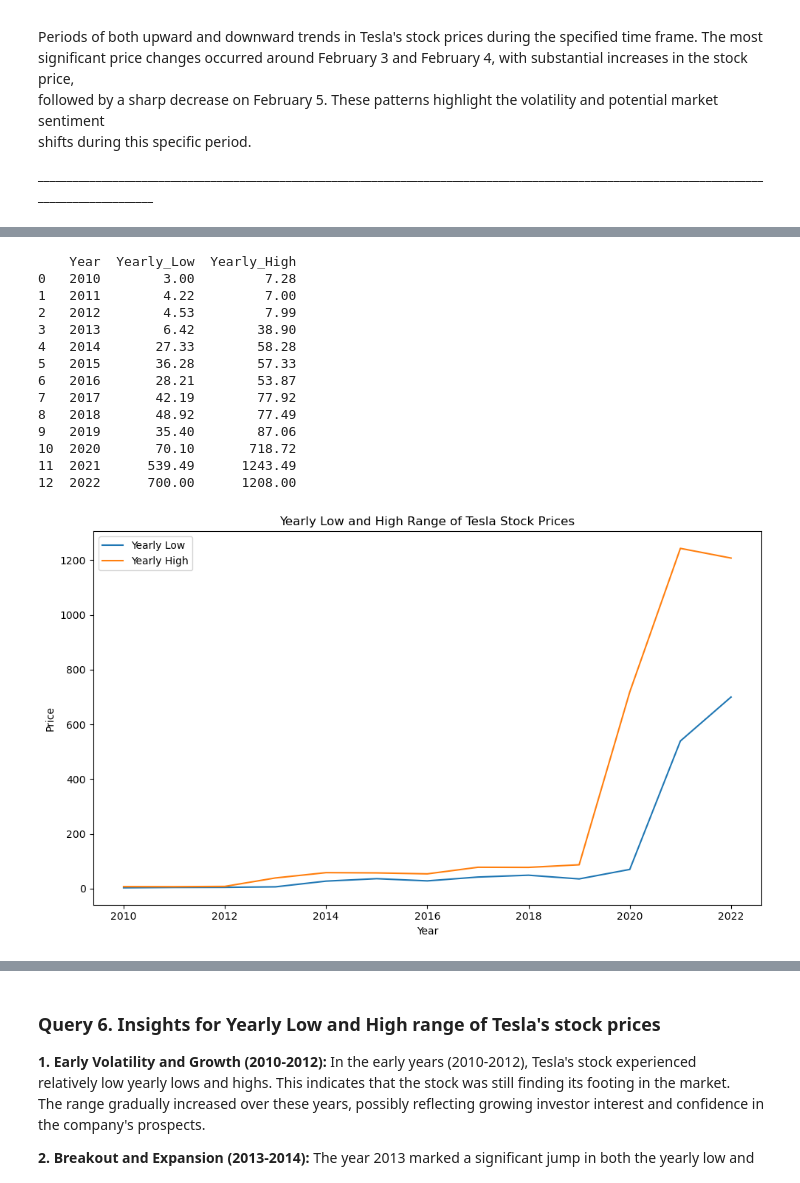
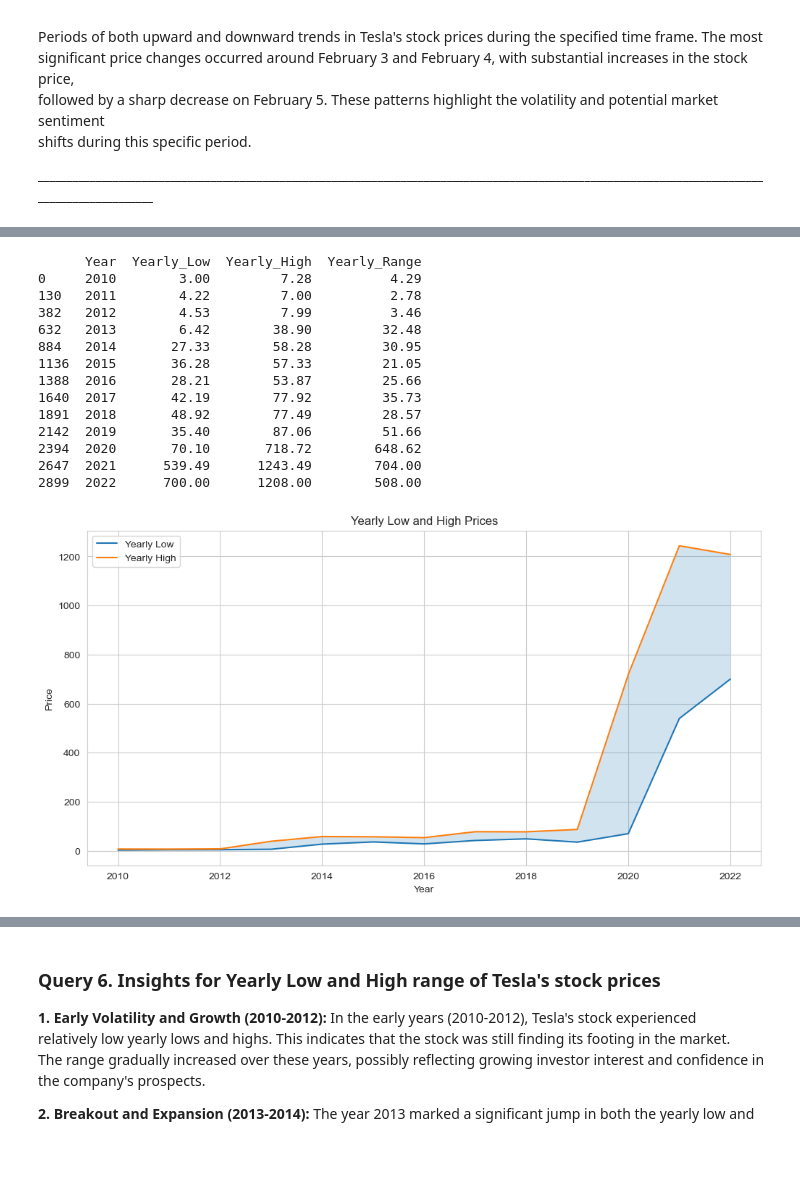
Before and after one commit to lucioawa/Tesla_Stock_Analysis_MLM_Predictions, a Jupyter notebook: Tesla_Stock_Prices.ipynb, the cells around one changed output, grey strips where cells are left out. Cells and saved outputs as stored; diff of their text form; code cells hidden in the pictures; blank space fills up the shorter version.

Commit message:
SQL, Python w/Pandas, Seaborn

```diff
--- a/Tesla_Stock_Prices.ipynb
+++ b/Tesla_Stock_Prices.ipynb
@@ -947,52 +961,52 @@ using .groupby().agg().
 # %%
 import pandas as pd
 import seaborn as sns
 import matplotlib.pyplot as plt
 
 # Load the CSV file into a DataFrame
 df = pd.read_csv('C:/Users/User/Documents/DataAnalyst/TESLA_Stock/TSLA_2010_2022.csv')
 
 # Convert 'Date' column to datetime format
 df['Date'] = pd.to_datetime(df['Date'])
 
-# Extract the year from the 'Date' column and create a new column 'Year'
+# Extract the year from the "Date" column and round "Low" and "High" to 2 decimal places
 df['Year'] = df['Date'].dt.year
+df['Yearly_Low'] = df.groupby('Year')['Low'].transform('min').round(2)
+df['Yearly_High'] = df.groupby('Year')['High'].transform('max').round(2)
 
-# Calculate the yearly low and high range
-yearly_stats = df.groupby('Year').agg({'Low': 'min', 'High': 'max'}).round(2).reset_index()
+# Calculate Yearly_Range and round it to 2 decimal places
+df['Yearly_Range'] = (df.groupby('Year')['High'].transform('max') - df.groupby('Year')['Low'].transform('min')).round(2)
 
-# Rename columns for clarity
-yearly_stats.rename(columns={'Low': 'Yearly_Low', 'High': 'Yearly_High'}, inplace=True)
+# Group by Year and select unique rows
+result_df = df[['Year', 'Yearly_Low', 'Yearly_High', 'Yearly_Range']].drop_duplicates().sort_values(by='Year')
 
 # Display the results
-print(yearly_stats)
+print(result_df)
 
-# Create a Seaborn visualization
-# In this Seaborn visualization, the lineplot function is used to plot the Yearly Low and High values over
-# the years.
-# The label parameter is used to provide labels for the legend.
-plt.figure(figsize=(10, 6))
-sns.lineplot(data=yearly_stats, x='Year', y='Yearly_Low', label='Yearly Low')
-sns.lineplot(data=yearly_stats, x='Year', y='Yearly_High', label='Yearly High')
-plt.title('Yearly Low and High Range of Tesla Stock Prices')
+# Create a Seaborn Matplotlib visualization
+plt.figure(figsize=(12, 6))
+sns.set_style("whitegrid")
+sns.lineplot(data=result_df, x='Year', y='Yearly_Low', label='Yearly Low')
+sns.lineplot(data=result_df, x='Year', y='Yearly_High', label='Yearly High')
+plt.fill_between(result_df['Year'], result_df['Yearly_Low'], result_df['Yearly_High'], alpha=0.2)
 plt.xlabel('Year')
 plt.ylabel('Price')
+plt.title('Yearly Low and High Prices')
 plt.legend()
-plt.tight_layout()
 plt.show()
 # %% [output]
-    Year  Yearly_Low  Yearly_High
-0   2010        3.00         7.28
-1   2011        4.22         7.00
-2   2012        4.53         7.99
-3   2013        6.42        38.90
-4   2014       27.33        58.28
-5   2015       36.28        57.33
-6   2016       28.21        53.87
-7   2017       42.19        77.92
-8   2018       48.92        77.49
-9   2019       35.40        87.06
-10  2020       70.10       718.72
-11  2021      539.49      1243.49
-12  2022      700.00      1208.00
+      Year  Yearly_Low  Yearly_High  Yearly_Range
+0     2010        3.00         7.28          4.29
+130   2011        4.22         7.00          2.78
+382   2012        4.53         7.99          3.46
+632   2013        6.42        38.90         32.48
+884   2014       27.33        58.28         30.95
+1136  2015       36.28        57.33         21.05
+1388  2016       28.21        53.87         25.66
+1640  2017       42.19        77.92         35.73
+1891  2018       48.92        77.49         28.57
+2142  2019       35.40        87.06         51.66
+2394  2020       70.10       718.72        648.62
+2647  2021      539.49      1243.49        704.00
+2899  2022      700.00      1208.00        508.00
-[figure, old version]
+[figure, new version]
```
Also changed, not shown: parts of 27 cells of this notebook.
